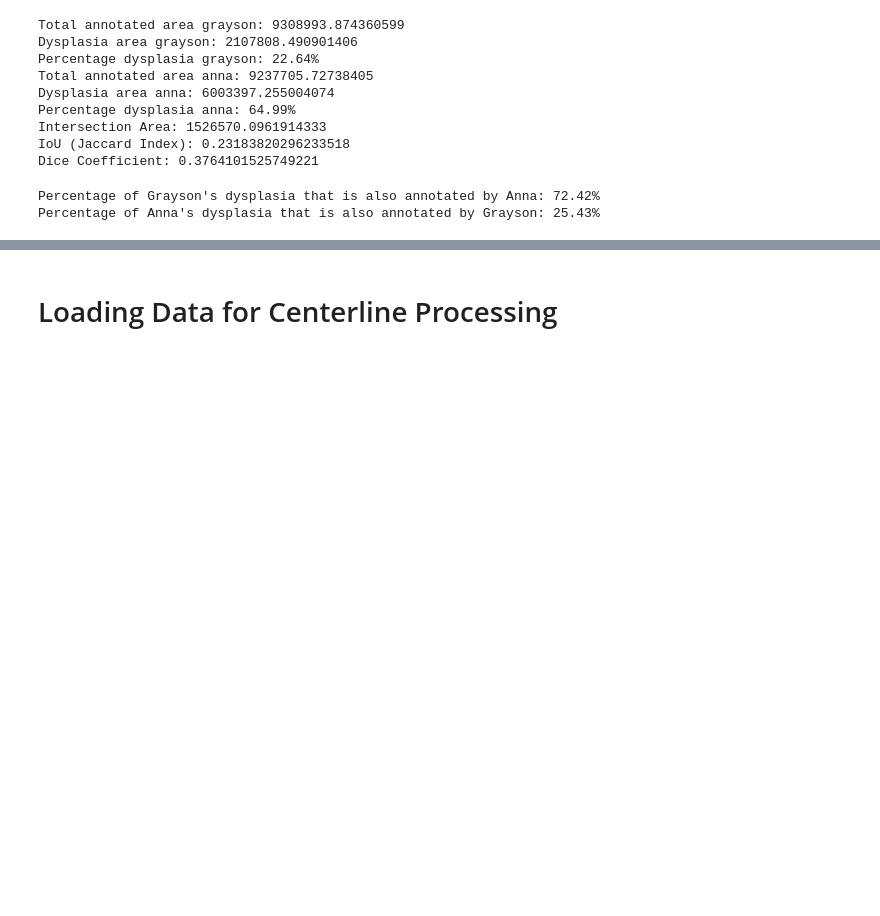
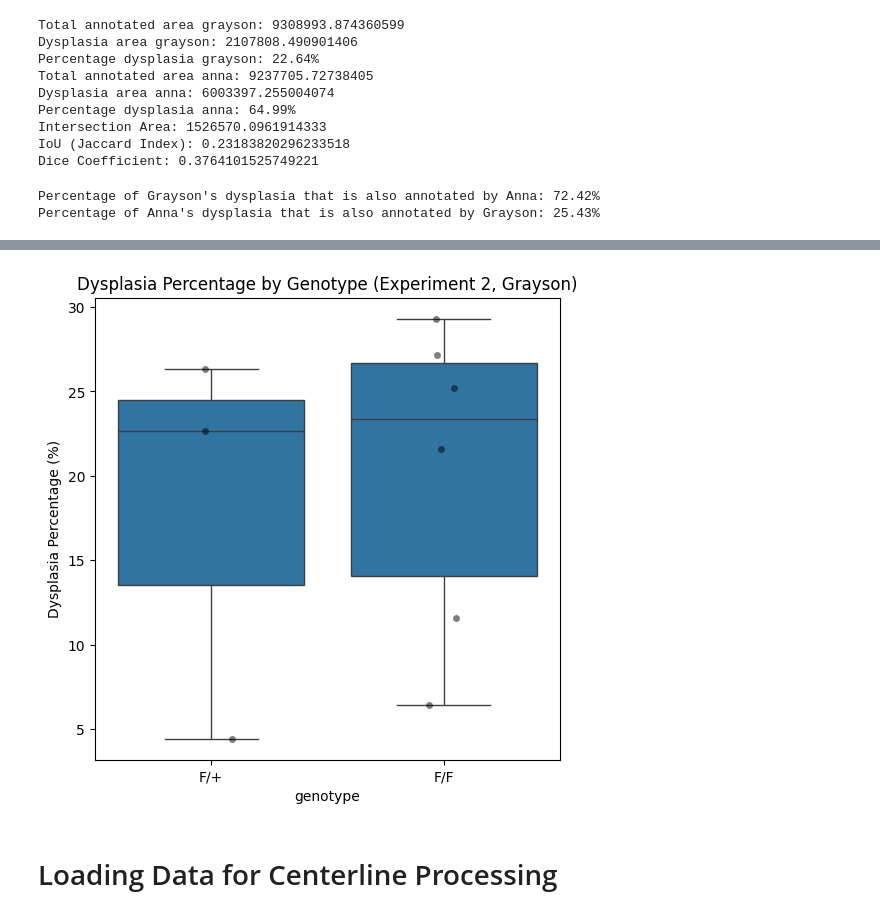
Before and after one commit to Satanna1/Cancer_Project_2025, a Jupyter notebook: Qualitative_Notebook.ipynb, the cells around one changed output, grey strips where cells are left out. Drawn from its saved outputs; the diff is of its cells as text; code cells hidden in the pictures; blank space fills up the shorter version.

Commit message:
updated qualitative notebook with section: obtaining dysplasia differences based on genotype. It gets area and percents, creates df with these values and genotypes, and plots as boxplot.

```diff
--- a/Qualitative_Notebook.ipynb
+++ b/Qualitative_Notebook.ipynb
@@ -457,3 +578,21 @@ Percentage of Anna's dysplasia that is also annotated by Grayson: 25.43%
+# %%
+#make boxplot of dysplasia percentage by genotype
+import seaborn as sns
+import matplotlib.pyplot as plt
+
+#drop rows where area is zero
+results = results[results["total_area_grayson"] > 0]
+#make boxplot of dysplasia percentage by genotype
+plt.figure(figsize=(6, 6))
+sns.boxplot(x='genotype', y='dys_percentage_grayson', data=results)
+sns.stripplot(x='genotype', y='dys_percentage_grayson', data=results,
+              color='black', alpha=0.5)  # optional jittered points
+
+plt.title("Dysplasia Percentage by Genotype (Experiment 2, Grayson)")
+plt.ylabel("Dysplasia Percentage (%)")
+plt.show()
+# %% [output]
+[figure, added]
 # %% [markdown]
 # Loading Data for Centerline Processing
 # %%
```
Also changed, not shown: parts of 5 cells of this notebook, 3 other files.
